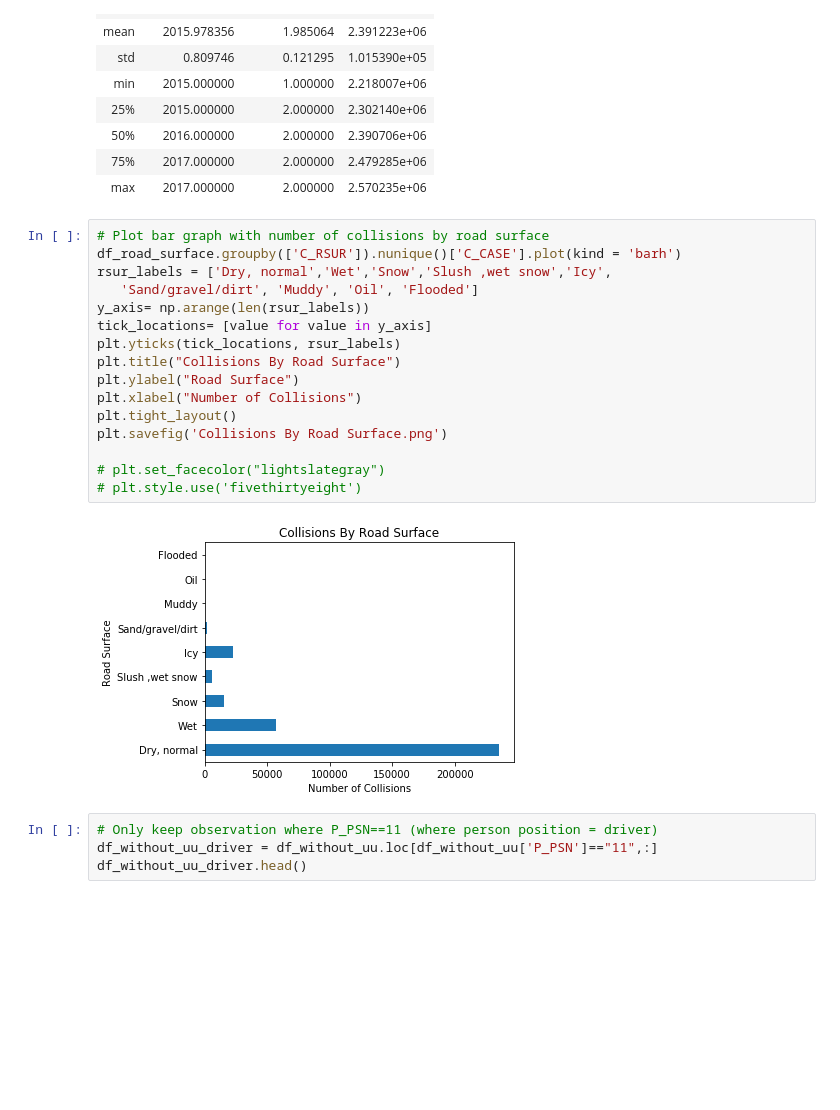
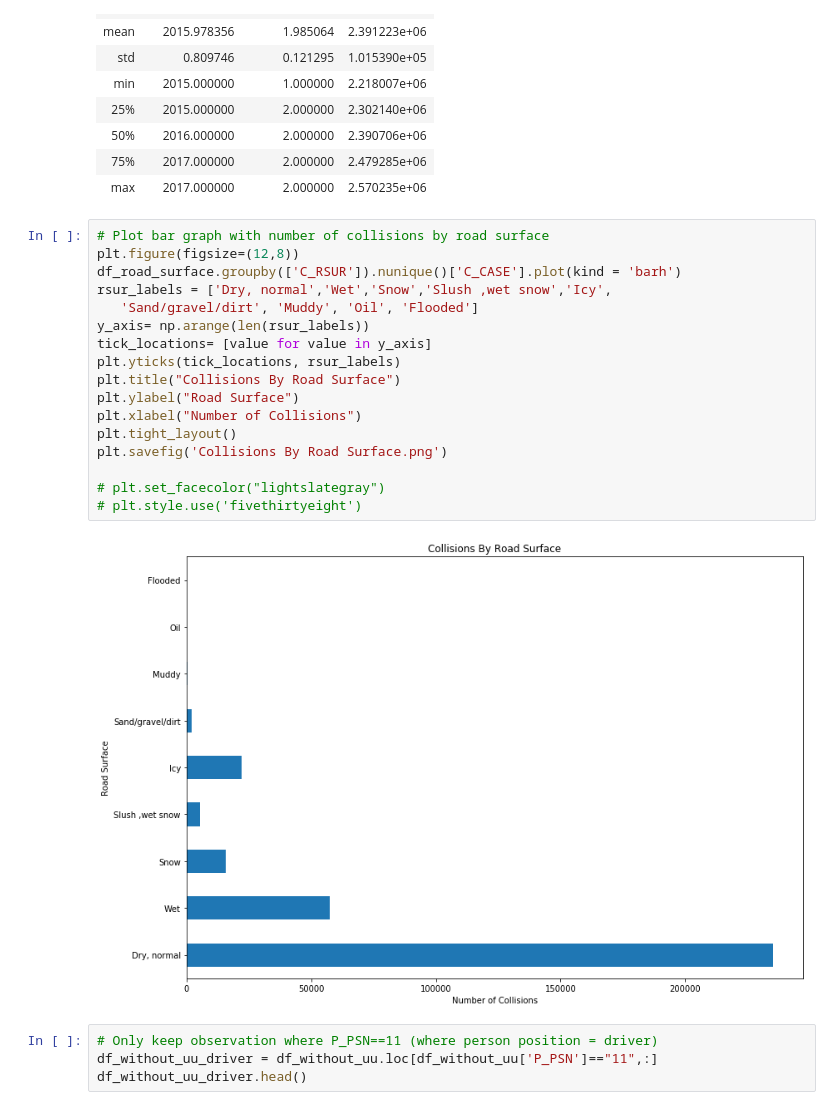
Before and after one commit to frpatel/team5-NCDB, a Jupyter notebook: project1-NCDB.ipynb, the cells around one changed output. Cells and saved outputs as stored; diff of their text form; blank space fills up the shorter version.

```diff
--- a/project1-NCDB.ipynb
+++ b/project1-NCDB.ipynb
@@ -184,22 +185,23 @@ df_road_surface.describe()
 | max | 2017.000000 | 2.000000 | 2.570235e+06 |
 # %%
 # Plot bar graph with number of collisions by road surface
+plt.figure(figsize=(12,8))
 df_road_surface.groupby(['C_RSUR']).nunique()['C_CASE'].plot(kind = 'barh')
 rsur_labels = ['Dry, normal','Wet','Snow','Slush ,wet snow','Icy',
    'Sand/gravel/dirt', 'Muddy', 'Oil', 'Flooded']
 y_axis= np.arange(len(rsur_labels))
 tick_locations= [value for value in y_axis]
 plt.yticks(tick_locations, rsur_labels)
 plt.title("Collisions By Road Surface")
 plt.ylabel("Road Surface")
 plt.xlabel("Number of Collisions")
 plt.tight_layout()
 plt.savefig('Collisions By Road Surface.png')
 
 # plt.set_facecolor("lightslategray")
 # plt.style.use('fivethirtyeight')
 # %% [output]
-[figure, old version]
+[figure, new version]
 # %%
 # Only keep observation where P_PSN==11 (where person position = driver)
 df_without_uu_driver = df_without_uu.loc[df_without_uu['P_PSN']=="11",:]
```
Also changed, not shown: parts of 5 cells of this notebook, 6 other files.
